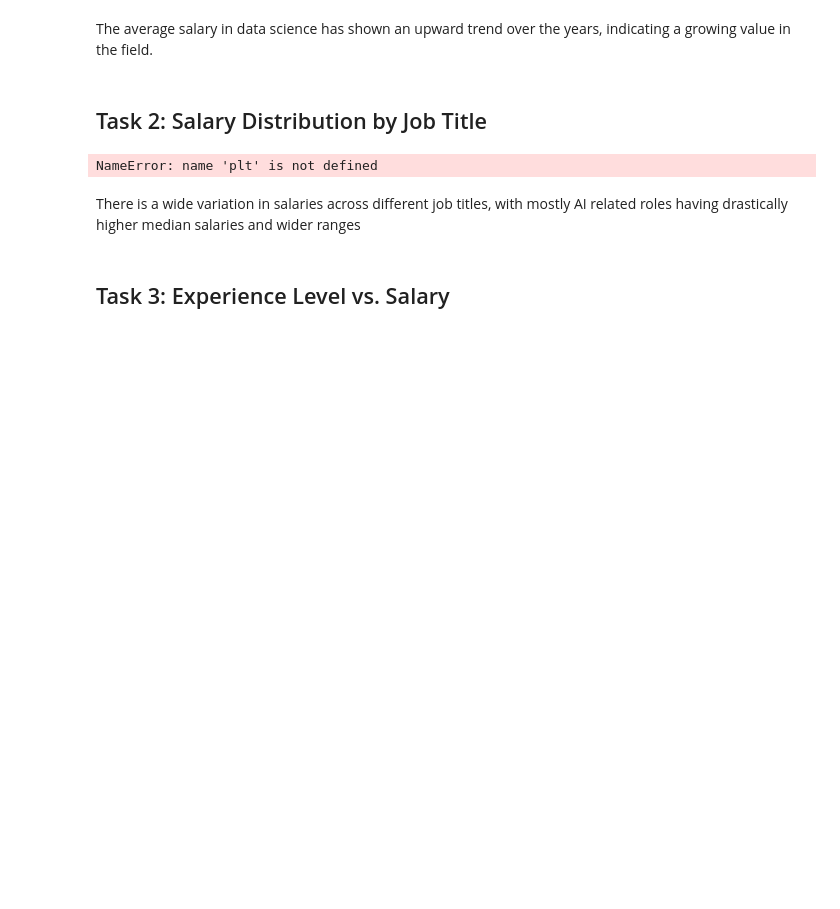
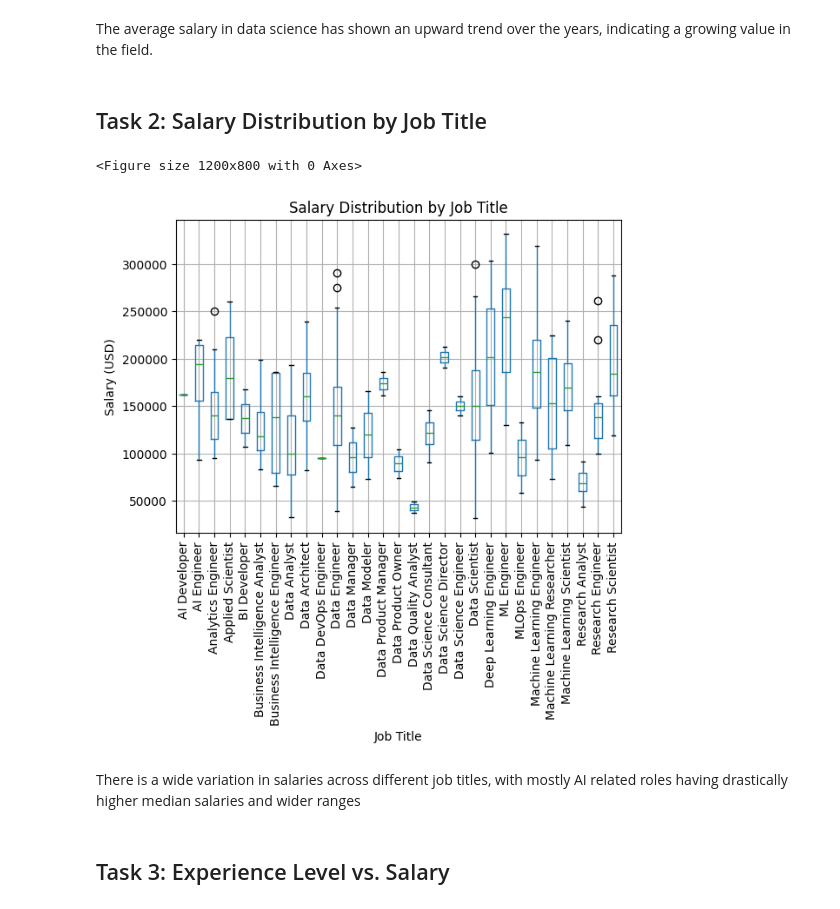
Before and after one commit to Tait-Sherfinski/AP-Computer-Science-Principles, a Jupyter notebook: Notebooks/prog6280a.ipynb, the cells around one changed output. Saved outputs shown, nothing was run; the diff lists cells and outputs as text; code cells hidden in the pictures; blank space fills up the shorter version.

```diff
--- a/Notebooks/prog6280a.ipynb
+++ b/Notebooks/prog6280a.ipynb
@@ -9,6 +11,6 @@ import matplotlib.pyplot as plt
 Note: you may need to restart the kernel to use updated packages.
 # %%
-df = pd.read_csv("---/data/jobs_in_data_science.csv")
+df = pd.read_csv("../data/jobs_in_data_science.csv")
 df.columns = df.columns.str.strip()
 df
 # %% [output]
@@ -38,15 +80,16 @@ The average salary in data science has shown an upward trend over the years, ind
 ## Task 2: Salary Distribution by Job Title
 # %%
 plt.figure(figsize=(12,8))
-dfhead(500).boxplot(column='salary_in_usd', by='job_title')
+df.head(500).boxplot(column='salary_in_usd', by='job_title')
 plt.suptitle('')
 plt.title('Salary Distribution by Job Title')
 plt.xlabel('Job Title')
 plt.ylabel('Salary (USD)')
 plt.xticks(rotation=90)
 plt.show()
 # %% [output]
-NameError: name 'plt' is not defined
+<Figure size 1200x800 with 0 Axes>
+[figure, added]
 # %% [markdown]
 There is a wide variation in salaries across different job titles, with mostly AI related roles having drastically higher median salaries and wider ranges
 # %% [markdown]
```
Also changed, not shown: parts of 9 cells of this notebook, 3 other files.
